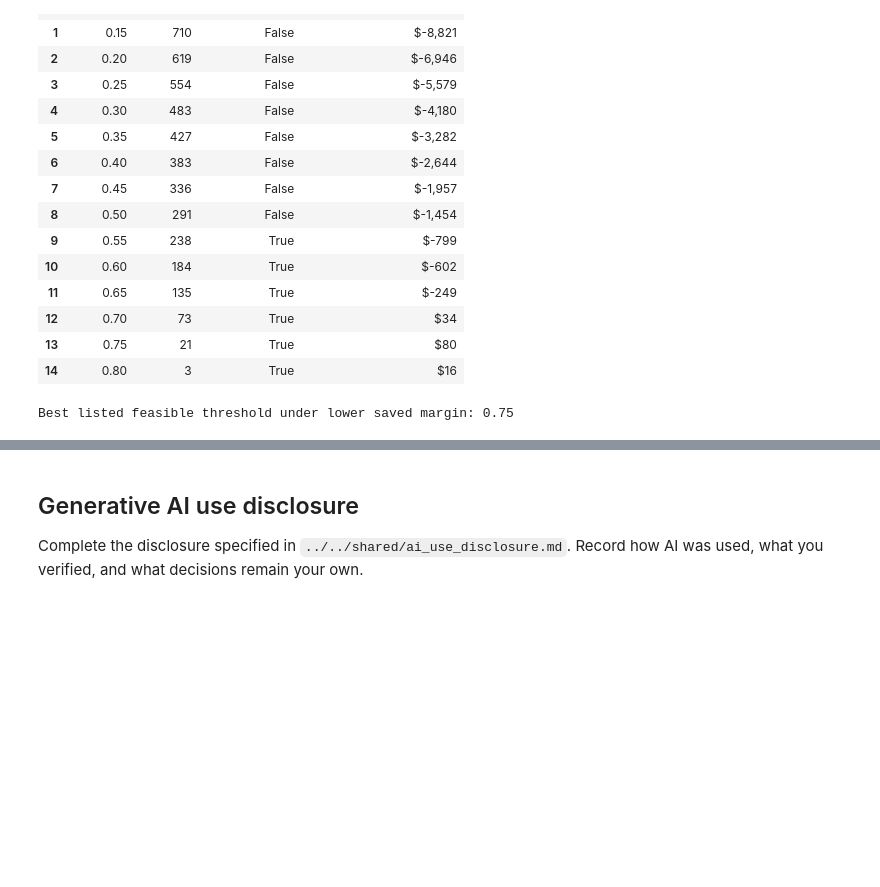
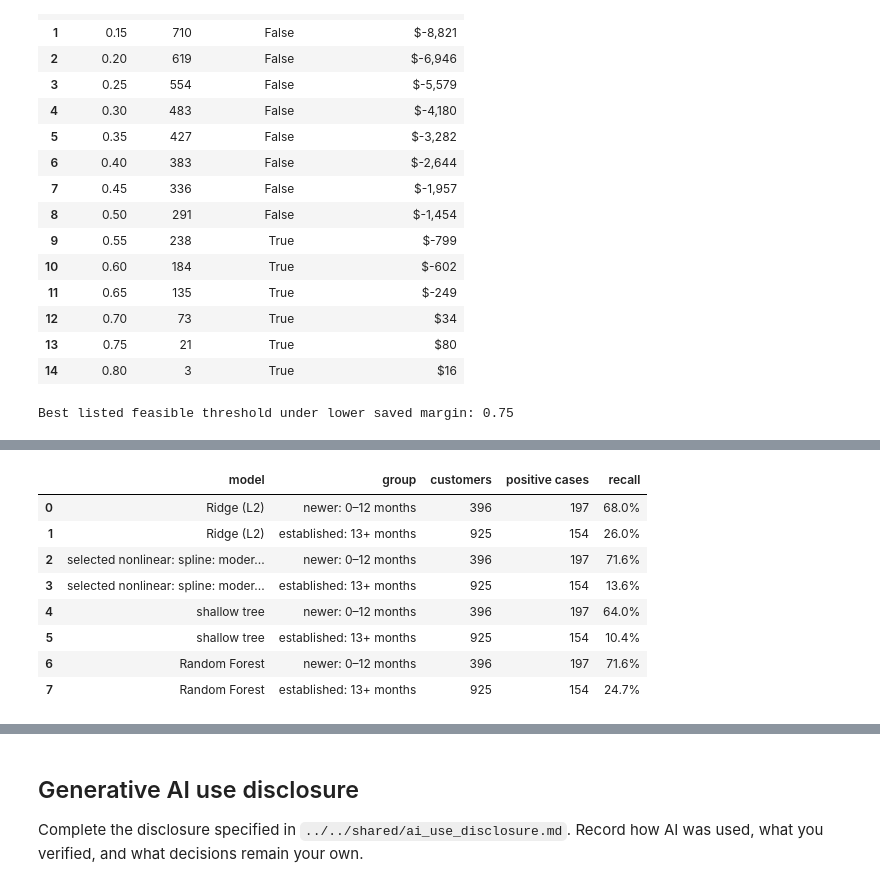
Before and after one commit to ayperr/app, a Jupyter notebook: exercise-02-retention/notebooks/getting_started.ipynb, the cells around one changed output, grey strips where cells are left out. Drawn from its saved outputs; the diff is of its cells as text; code cells hidden in the pictures; blank space fills up the shorter version.

```diff
--- a/exercise-02-retention/notebooks/getting_started.ipynb
+++ b/exercise-02-retention/notebooks/getting_started.ipynb
@@ -698,0 +1254,37 @@ Add a tree or Random Forest using the same validation design. Then compare proba
+# %%
+tenure_group = pd.cut(
+    X_valid["tenure_months"],
+    bins=[-np.inf, 12, np.inf],
+    labels=["newer: 0–12 months", "established: 13+ months"],
+)
+
+subgroup_rows = []
+for model_name, probability in candidate_probabilities.items():
+    threshold = float(policy_comparison.loc[model_name, "threshold"])
+    prediction = probability >= threshold
+    for group_name in tenure_group.cat.categories:
+        mask = tenure_group == group_name
+        actual_group = y_valid.loc[mask].to_numpy()
+        predicted_group = prediction[mask.to_numpy()]
+        positive = actual_group == 1
+        recall = ((predicted_group == 1) & positive).sum() / positive.sum() if positive.sum() else np.nan
+        subgroup_rows.append({
+            "model": model_name,
+            "group": str(group_name),
+            "customers": int(mask.sum()),
+            "positive cases": int(positive.sum()),
+            "recall": recall,
+        })
+
+subgroup_results = pd.DataFrame(subgroup_rows)
+display(subgroup_results.style.format({"recall": "{:.1%}"}))
+# %% [output]
+|  | model | group | customers | positive cases | recall |
+| 0 | Ridge (L2) | newer: 0–12 months | 396 | 197 | 68.0% |
+| 1 | Ridge (L2) | established: 13+ months | 925 | 154 | 26.0% |
+| 2 | selected nonlinear: spline: moder... | newer: 0–12 months | 396 | 197 | 71.6% |
+| 3 | selected nonlinear: spline: moder... | established: 13+ months | 925 | 154 | 13.6% |
+| 4 | shallow tree | newer: 0–12 months | 396 | 197 | 64.0% |
+| 5 | shallow tree | established: 13+ months | 925 | 154 | 10.4% |
+| 6 | Random Forest | newer: 0–12 months | 396 | 197 | 71.6% |
+| 7 | Random Forest | established: 13+ months | 925 | 154 | 24.7% |
```
Also changed, not shown: parts of 44 cells of this notebook.
